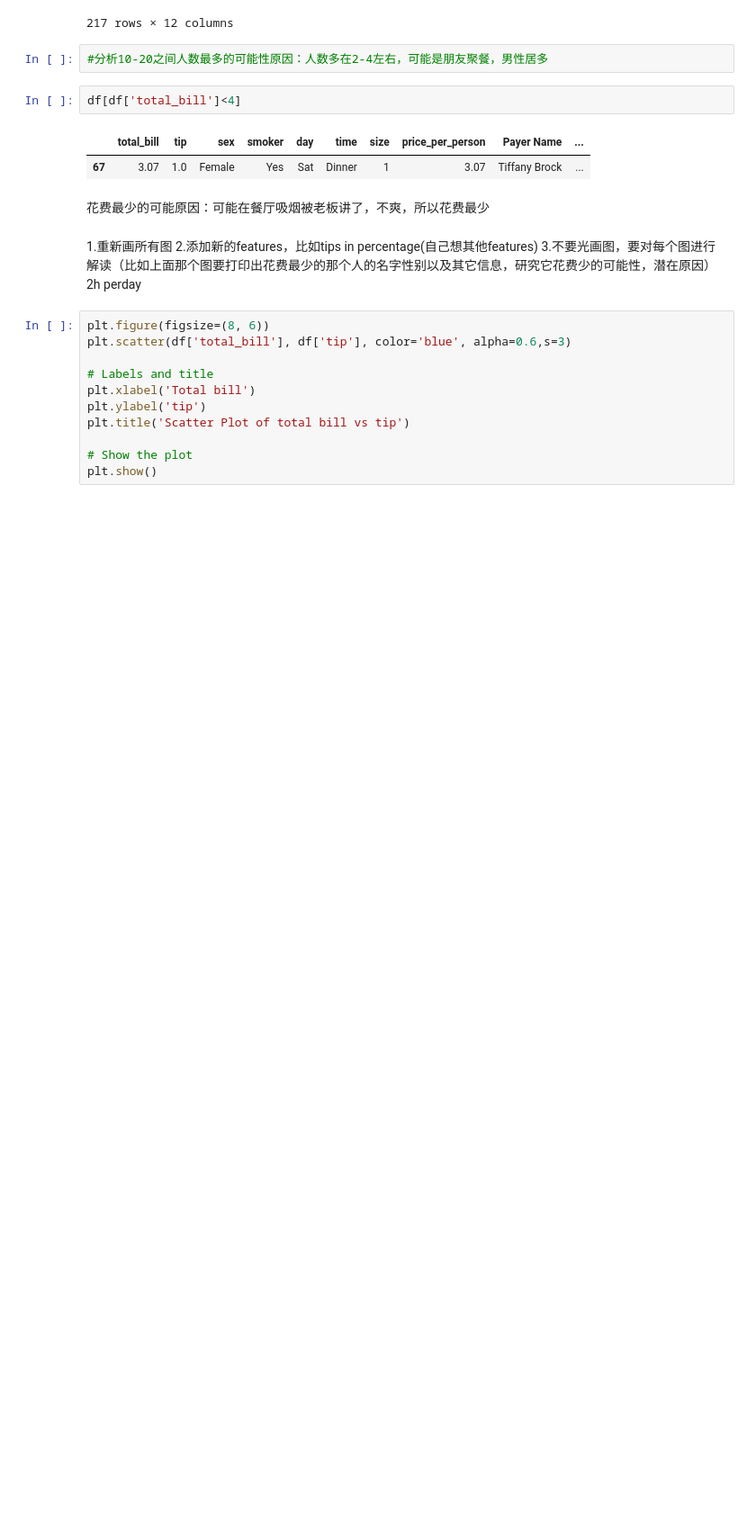
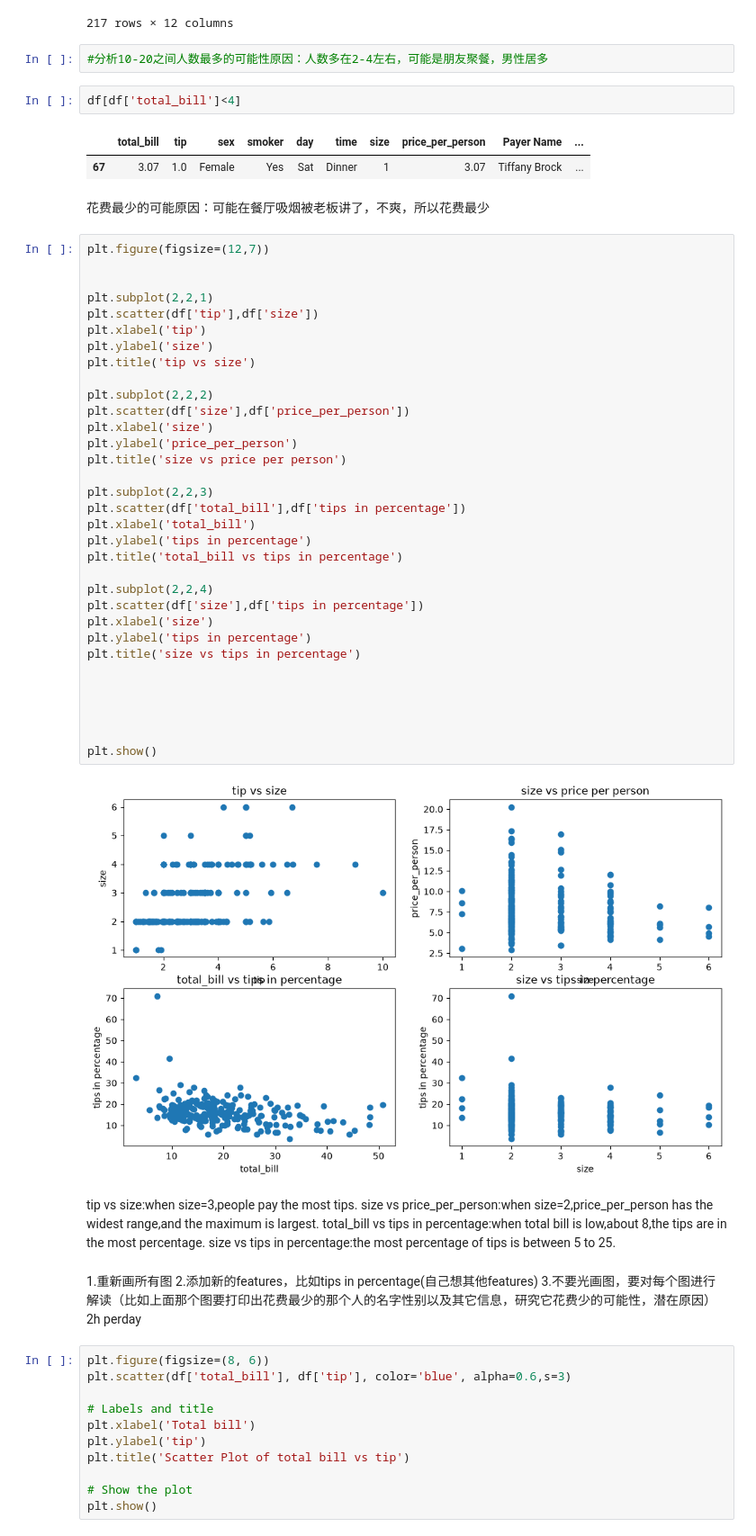
Before and after one commit to wendyzhang888/python-study-note, a Jupyter notebook: 07_homework.ipynb, the cells around one changed output. Shown at 90% size. Cells and saved outputs as stored; diff of their text form; blank space fills up the shorter version.

```diff
--- a/07_homework.ipynb
+++ b/07_homework.ipynb
@@ -80,6 +80,46 @@ df[df['total_bill']<4]
 | 67 | 3.07 | 1.0 | Female | Yes | Sat | Dinner | 1 | 3.07 | Tiffany Brock | ... |
 # %% [markdown]
 花费最少的可能原因：可能在餐厅吸烟被老板讲了，不爽，所以花费最少
+# %%
+plt.figure(figsize=(12,7))
+
+
+plt.subplot(2,2,1)
+plt.scatter(df['tip'],df['size'])
+plt.xlabel('tip')
+plt.ylabel('size')
+plt.title('tip vs size')
+
+plt.subplot(2,2,2)
+plt.scatter(df['size'],df['price_per_person'])
+plt.xlabel('size')
+plt.ylabel('price_per_person')
+plt.title('size vs price per person')
+
+plt.subplot(2,2,3)
+plt.scatter(df['total_bill'],df['tips in percentage'])
+plt.xlabel('total_bill')
+plt.ylabel('tips in percentage')
+plt.title('total_bill vs tips in percentage')
+
+plt.subplot(2,2,4)
+plt.scatter(df['size'],df['tips in percentage'])
+plt.xlabel('size')
+plt.ylabel('tips in percentage')
+plt.title('size vs tips in percentage')
+
+
+
+
+
+plt.show()
+# %% [output]
+[figure, added]
+# %% [markdown]
+tip vs size:when size=3,people pay the most tips.
+size vs price_per_person:when size=2,price_per_person has the widest range,and the maximum is largest.
+total_bill vs tips in percentage:when total bill is low,about 8,the tips are in the most percentage.
+size vs tips in percentage:the most percentage of tips is between 5 to 25.
 # %% [markdown]
 1.重新画所有图
 2.添加新的features，比如tips in percentage(自己想其他features)
```
